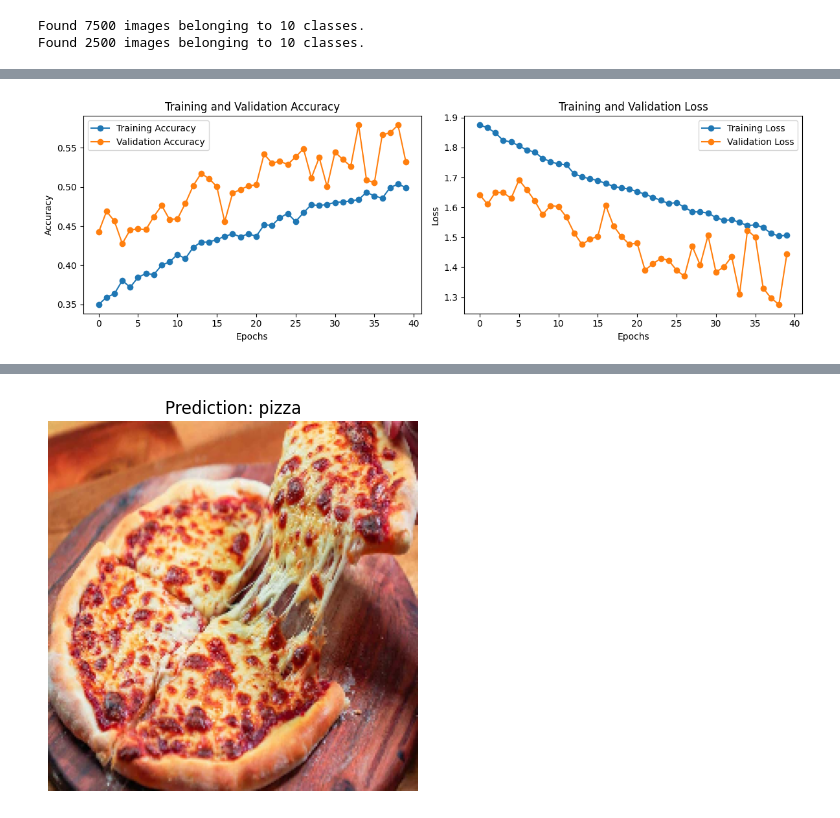
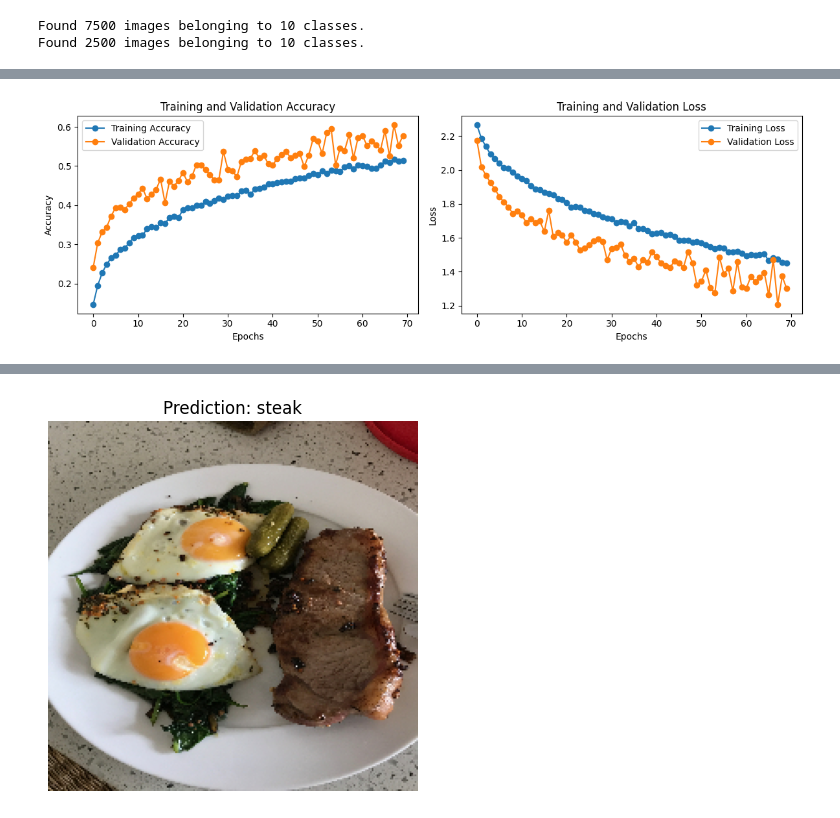
Before and after one commit to faisal-rasheed-lone/Neural-Networks-And-Deep-Learning, a Jupyter notebook: Multi_class_classification_using_CNN.ipynb, the cells around one changed output, grey strips where cells are left out. Saved outputs shown, nothing was run; the diff lists cells and outputs as text; code cells hidden in the pictures.

```diff
--- a/Multi_class_classification_using_CNN.ipynb
+++ b/Multi_class_classification_using_CNN.ipynb
@@ -179,7 +179,7 @@ early_stopping = tf.keras.callbacks.EarlyStopping(
 # %%
 # Fit the model
 history = model.fit(train_data, # now 10 different classes
-                        epochs=45,
+                        epochs=70,
                         steps_per_epoch=len(train_data),
                         validation_data=test_data,
                         validation_steps=len(test_data))
@@ -230,7 +230,7 @@ plt.legend()
 plt.tight_layout()
 plt.show()
 # %% [output]
-[figure, old version]
+[figure, new version]
 # %%
 # Create a function to import an image and resize it to be able to be used with our model
 def load_and_prep_image(filename, img_shape=224):
@@ -283,5 +283,5 @@ def pred_and_plot(model, filename, class_names):
 !wget -q https://raw.githubusercontent.com/mrdbourke/tensorflow-deep-learning/main/images/03-hamburger.jpeg
 !wget -q https://raw.githubusercontent.com/mrdbourke/tensorflow-deep-learning/main/images/03-sushi.jpeg
 # %%
-pred_and_plot(model, "Pizza-Margarita-74.jpg", class_names)
+pred_and_plot(model, "03-steak.jpeg", class_names)
 # %% [output]
@@ -289 +289 @@ pred_and_plot(model, "Pizza-Margarita-74.jpg", class_names)
-[figure, old version]
+[figure, new version]
```
Also changed, not shown: parts of 4 cells of this notebook.
